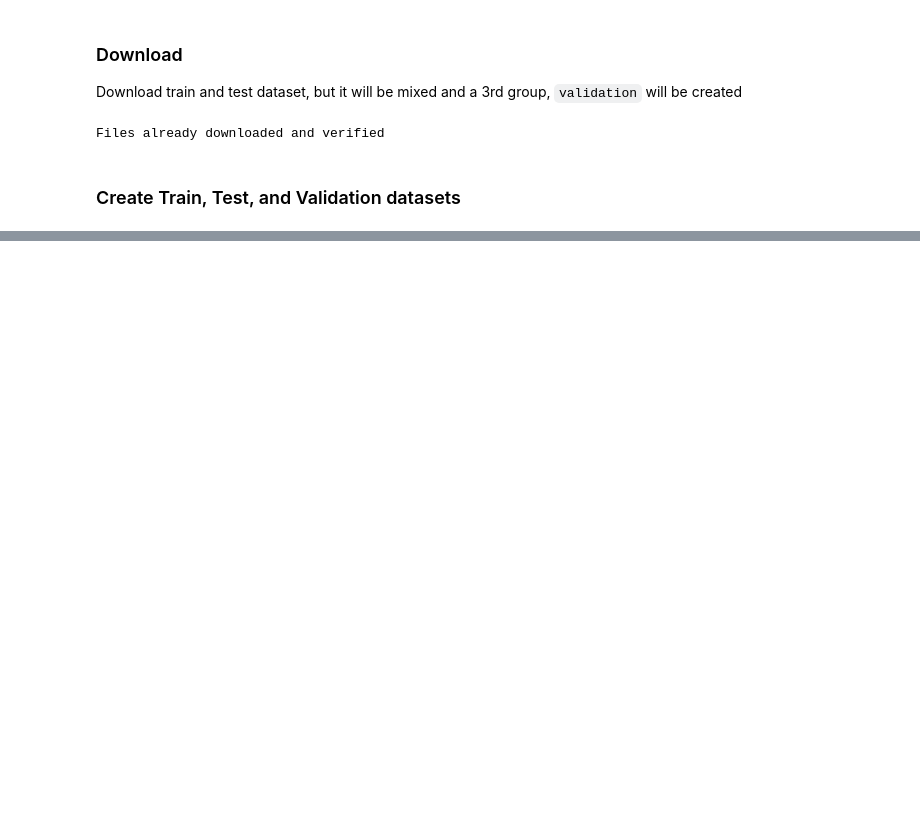
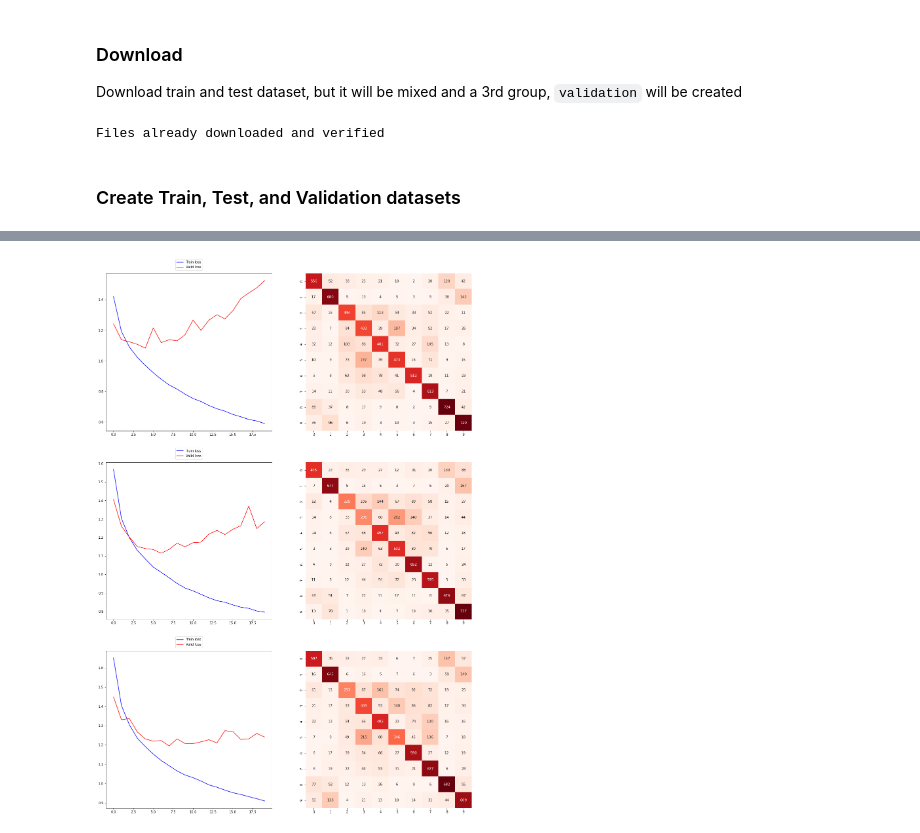
Before and after one commit to versenyi98/CIFAR-10-classsification, a Jupyter notebook: CIFAR-10 Classification.ipynb, the cells around one changed output, grey strips where cells are left out. Drawn from its saved outputs; the diff is of its cells as text; code cells hidden in the pictures; blank space fills up the shorter version.

Commit message:
Add 3 CNN setup

```diff
--- a/CIFAR-10 Classification.ipynb
+++ b/CIFAR-10 Classification.ipynb
@@ -50,3 +65,13 @@ Validation dataset size: 9000
+# %%
+trainset = [(X_train[idx], y_train[idx]) for idx in range(len(X_train))]
+validset = [(X_val[idx], y_val[idx]) for idx in range(len(X_val))]
+testset = [(X_test[idx], y_test[idx]) for idx in range(len(X_test))]
+# %%
+batch_size = 4
+
+trainloader = torch.utils.data.DataLoader(trainset, batch_size=batch_size, shuffle=True, num_workers=2)
+validloader = torch.utils.data.DataLoader(validset, batch_size=batch_size, shuffle=True, num_workers=2)
+testloader = torch.utils.data.DataLoader(testset, batch_size=batch_size, shuffle=False, num_workers=2)
 # %%
 def show_image(image):
     np_img = image.numpy()
@@ -64,0 +169,2 @@ print(labels)
+# %%
+epochs = 20
@@ -64,0 +205,77 @@ print(labels)
+# %%
+fig, axs = plt.subplots(len(setups), 2, figsize=(10 * 2, 10 * len(setups)))
+
+epoch_bar = notebook.tqdm(desc='training routine', total=epochs, position=0)
+train_bar = notebook.tqdm(desc='train', total=len(trainloader),position=0,leave=True)
+val_bar = notebook.tqdm(desc='valid',total=len(validloader), position=0, leave=True)
+test_bar = notebook.tqdm(desc='test', total=len(testloader), position=0, leave=True)
+
+for setup_idx, setup in enumerate(setups):
+
+    epoch_bar.n = 0
+    train_bar.n = 0
+    val_bar.n = 0
+    test_bar.n = 0
+
+    epoch_bar.refresh()
+    train_bar.refresh()
+    val_bar.refresh()
+    test_bar.refresh()
+
+    conv, fc, pool = setup
+    cnn = CNN(conv, fc, pool)
+
+    use_cuda = torch.cuda.is_available()
+    device = torch.device("cuda" if use_cuda else "cpu")
+
+    cnn = cnn.to(device)
+
+    criterion = nn.CrossEntropyLoss()
+    optimizer = optim.Adam(cnn.parameters(), lr=0.001)
+
+    # Training
+
+    best_valid_loss = float('inf')
+
+    train_loss = []
+    valid_loss = []
+
+    for epoch in range(epochs):
+
+        t_loss = train(cnn, trainloader, optimizer, criterion, train_bar)
+        v_loss, _ = evaluate(cnn, validloader, criterion, val_bar)
+
+        if v_loss < best_valid_loss:
+            best_valid_loss = v_loss
+            torch.save(cnn.state_dict(), 'CNN.pt')
+
+        train_loss.append(t_loss)
+        valid_loss.append(v_loss)
+
+        train_bar.n = 0
+        val_bar.n = 0
+        train_bar.refresh()
+        val_bar.refresh()
+        epoch_bar.update()
+
+    axs[setup_idx, 0].plot([*range(epochs)], train_loss, color = 'b', label='Train loss')
+    axs[setup_idx, 0].plot([*range(epochs)], valid_loss, color = 'r', label='Valid loss')
+    axs[setup_idx, 0].legend(loc="upper center", bbox_to_anchor=(0.5, 1.1), ncol=1)
+
+    # Testing
+    cnn.load_state_dict(torch.load('CNN.pt'))
+    _, total_predicted = evaluate(cnn, testloader, criterion, test_bar)
+
+    test_target = []
+
+    for batch in testloader:
+        inputs, labels = batch
+        test_target += labels
+
+    cm = confusion_matrix(test_target, total_predicted)
+    heatmap = sn.heatmap(cm, annot=True, cmap='Reds', ax=axs[setup_idx, 1], fmt='g', annot_kws={"size": 11}, cbar=False)
+
+    print(accuracy_score(test_target, total_predicted))
+
+plt.show()
+# %% [output]
@@ -64,0 +285 @@ print(labels)
+[figure, added]
```
Also changed, not shown: parts of 12 cells of this notebook.
